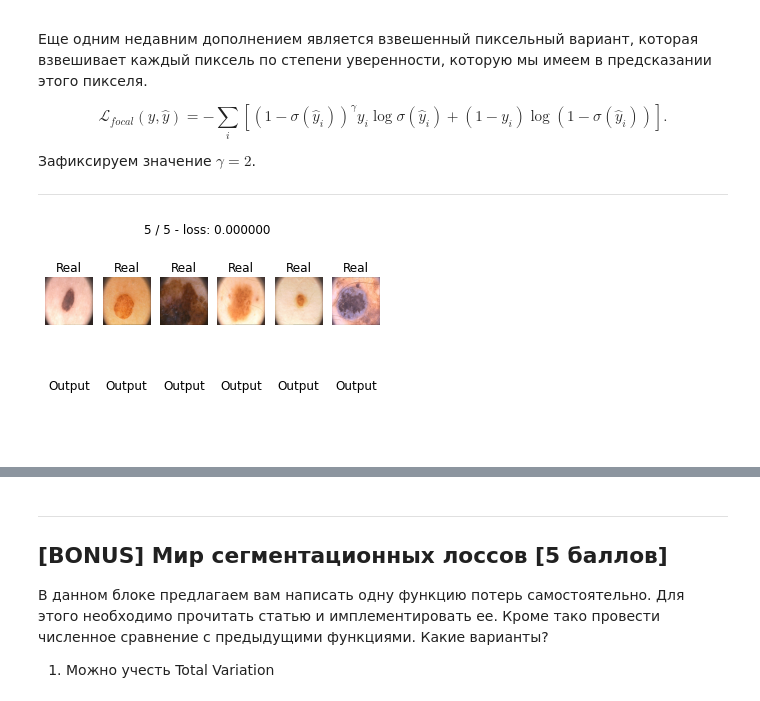
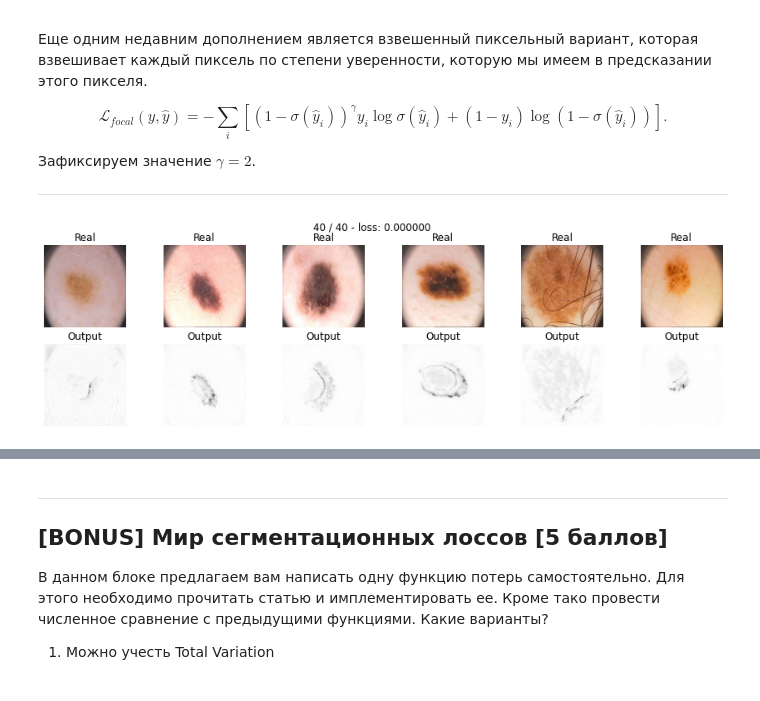
Before and after one commit to OlegTkhor/DLS_homework, a Jupyter notebook: [hw]semantic_segmentation.ipynb, the cells around one changed output, grey strips where cells are left out. Saved outputs shown, nothing was run; the diff lists cells and outputs as text; code cells hidden in the pictures.

```diff
--- a/[hw]semantic_segmentation.ipynb
+++ b/[hw]semantic_segmentation.ipynb
@@ -550,21 +542,18 @@ $$\mathcal L_{focal}(y, \hat y) = -\sum_i \left[\left(1-\sigma(\hat y_i)\right)^
 
 --------------------------------------------------------------------------------
 # %%
-def focal_loss(y_real, y_pred, eps = 1e-8, gamma = 2):
-  y_pred = y_pred.view(-1)
-  y_real = y_real.view(-1)
-  #first compute binary cross-entropy
-  BCE = bce_loss(y_pred, y_real)
-  BCE_EXP = torch.exp(-BCE)
-  focal_loss = (1-BCE_EXP)**gamma * BCE
-  return focal_loss.sum()
+def focal_loss(y_pred, y_real,eps = 1e-8, gamma = 2):
+  #y_pred = y_pred.view(-1)
+  #y_real = y_real.view(-1)
+  focal = (torch.pow((1 - y_pred), gamma) * y_real * torch.log(y_pred) + (1 - y_real) * torch.log(y_pred)).sum()
+  return  -1*focal
 # %%
 model_focal = SegNet().to(device)
 
-max_epochs = 5
+max_epochs = 40
 optimaizer = torch.optim.Adam(model_focal.parameters())
 model_focal, loss_focal = train(model_focal, optimaizer, focal_loss, max_epochs, data_tr, data_val)
 # %% [output]
-[figure, old version]
+[figure, new version]
 # %%
 score_model(model_focal, iou_pytorch, data_val)
```
Also changed, not shown: parts of 18 cells of this notebook.
